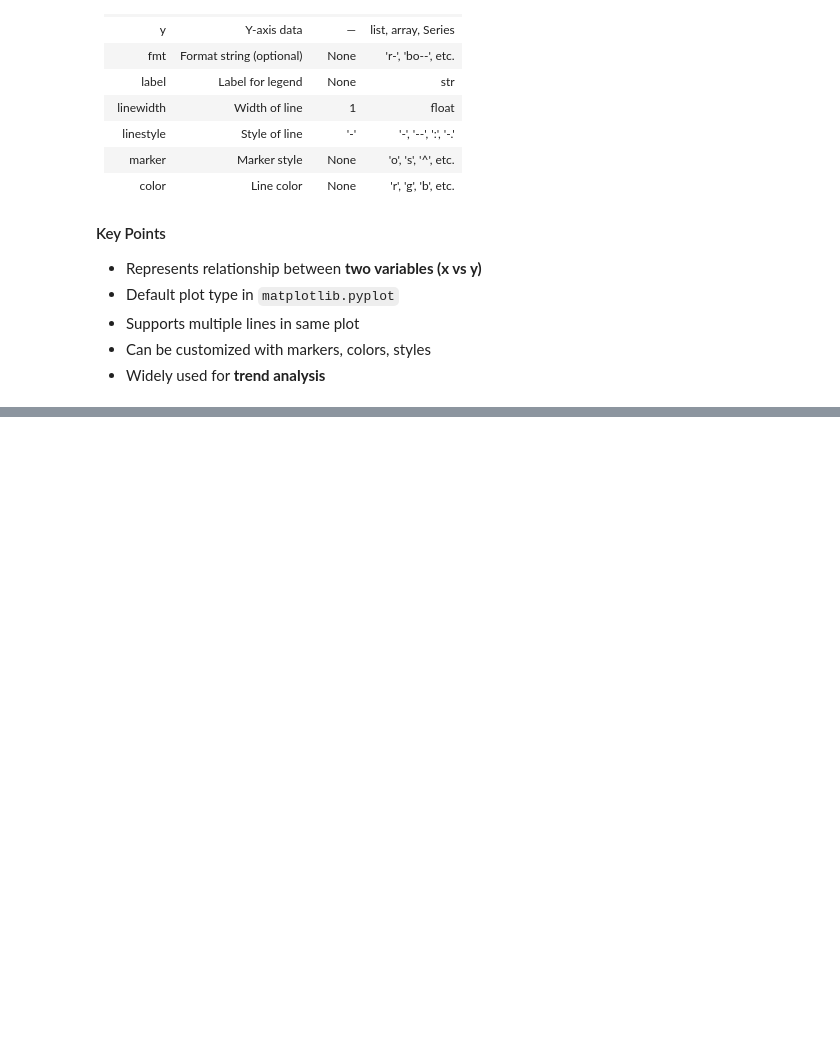
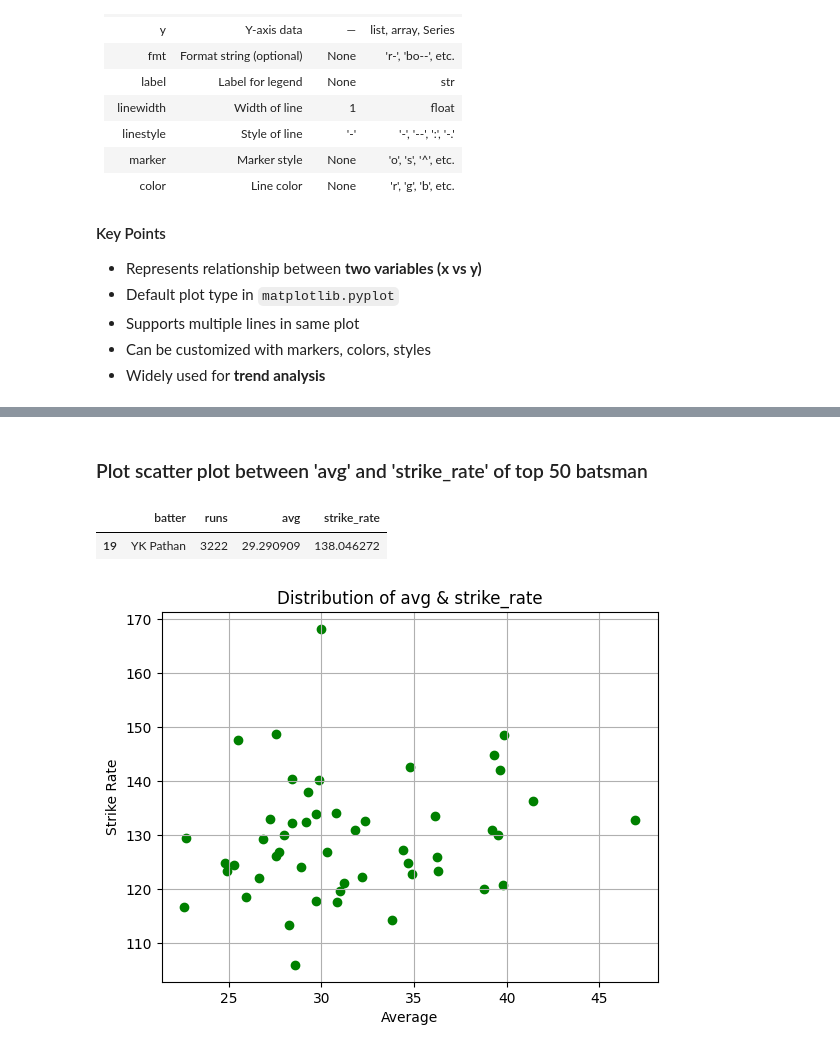
Before and after one commit to Abhishek6706/Fundamentals, a Jupyter notebook: matplotlib/basic.ipynb, the cells around one changed output, grey strips where cells are left out. Drawn from its saved outputs; the diff is of its cells as text; code cells hidden in the pictures; blank space fills up the shorter version.

```diff
--- a/matplotlib/basic.ipynb
+++ b/matplotlib/basic.ipynb
@@ -36,0 +194,2 @@ It is used to plot a **line graph between two variables (x and y)** in 2D space.
+# %%
+batter_deatils_df = pd.read_csv('batter.csv')
@@ -36,0 +205,21 @@ It is used to plot a **line graph between two variables (x and y)** in 2D space.
+# %% [markdown]
+### Plot scatter plot between 'avg' and 'strike_rate' of top 50 batsman
+# %%
+batter_deatils_df.sort_values(by='runs', ascending=False, inplace=True)
+# %%
+top_50_batter_data = batter_deatils_df.head(50)
+# %%
+top_50_batter_data.sample()
+# %% [output]
+|  | batter | runs | avg | strike_rate |
+| 19 | YK Pathan | 3222 | 29.290909 | 138.046272 |
+# %%
+plt.scatter(top_50_batter_data['avg'], top_50_batter_data['strike_rate'], marker='o', color = 'green')
+plt.title('Distribution of avg & strike_rate')
+plt.xlabel('Average')
+plt.ylabel('Strike Rate')
+
+plt.grid()
+plt.show()
+# %% [output]
+[figure, added]
```
Also changed, not shown: parts of 42 cells of this notebook, 1 other file.
